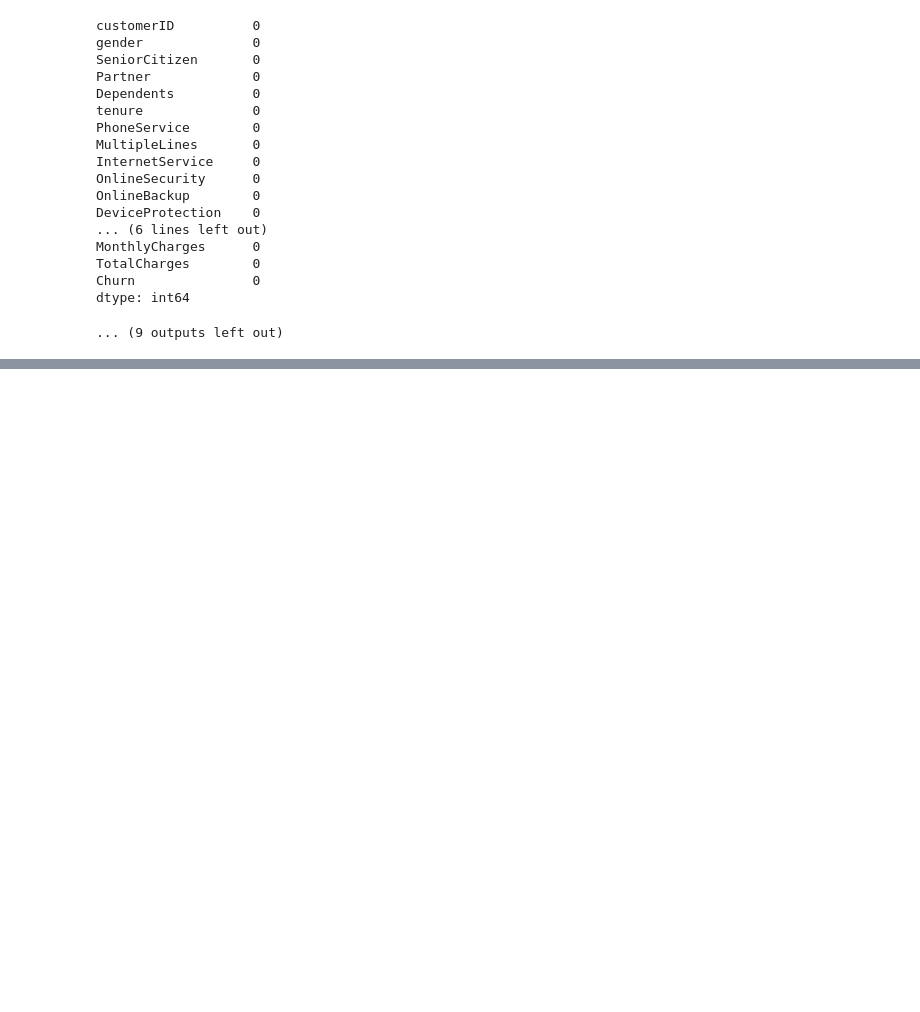
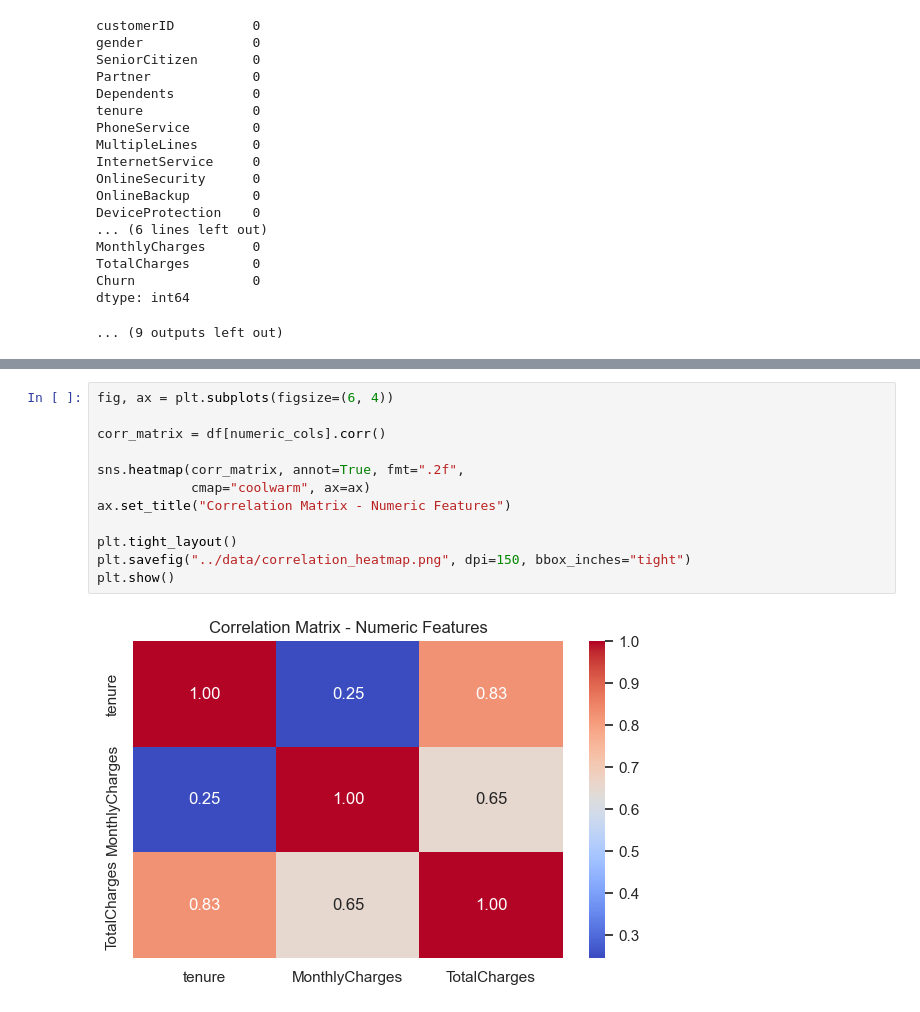
Before and after one commit to jpbombard/telco-churn-analysis, a Jupyter notebook: notebooks/churn_analysis.ipynb, the cells around one changed output, grey strips where cells are left out. Saved outputs shown, nothing was run; the diff lists cells and outputs as text; blank space fills up the shorter version.

```diff
--- a/notebooks/churn_analysis.ipynb
+++ b/notebooks/churn_analysis.ipynb
@@ -91,0 +147,14 @@ dtype: int64
+# %%
+fig, ax = plt.subplots(figsize=(6, 4))
+
+corr_matrix = df[numeric_cols].corr()
+
+sns.heatmap(corr_matrix, annot=True, fmt=".2f",
+            cmap="coolwarm", ax=ax)
+ax.set_title("Correlation Matrix - Numeric Features")
+
+plt.tight_layout()
+plt.savefig("../data/correlation_heatmap.png", dpi=150, bbox_inches="tight")
+plt.show()
+# %% [output]
+[figure, added]
```
Also changed, not shown: parts of 9 cells of this notebook, 5 other files.
